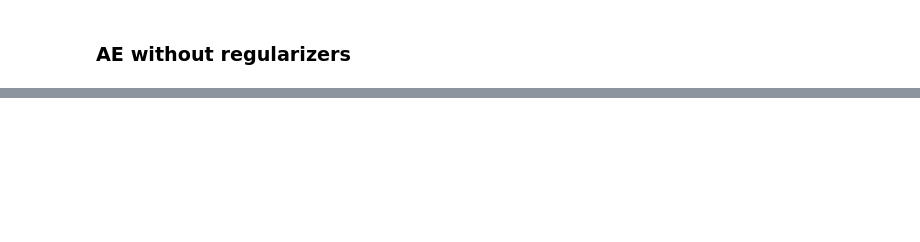
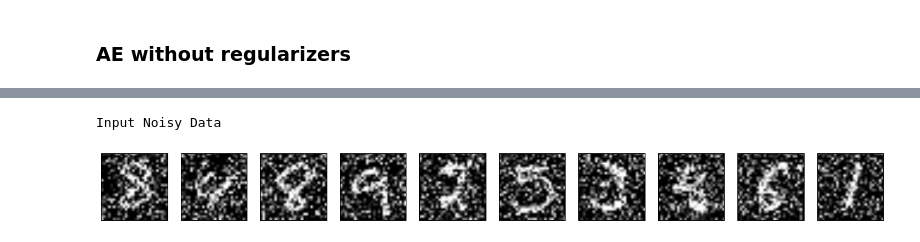
Before and after one commit to SivamPillai/demo, a Jupyter notebook: ae_visualizer.ipynb, the cells around one changed output, grey strips where cells are left out. Drawn from its saved outputs; the diff is of its cells as text; code cells hidden in the pictures; blank space fills up the shorter version.

```diff
--- a/ae_visualizer.ipynb
+++ b/ae_visualizer.ipynb
@@ -57,13 +46,13 @@ plt.show()
 # %%
 input_img = Input(shape=(784,))
 
-nr_encoded = Dense(128, activation='relu')(input_img)
-nr_encoded = Dense(64, activation='relu')(nr_encoded)
+nr_encoded = Dense(32, activation='relu')(input_img)
+#nr_encoded = Dense(64, activation='relu')(nr_encoded)
 #nr_encoded = Dense(32, activation='relu')(nr_encoded)
 
 #nr_decoded = Dense(64, activation='relu')(nr_encoded)
-nr_decoded = Dense(128, activation='relu')(nr_encoded)
-nr_decoded = Dense(784, activation='sigmoid')(nr_decoded)
+#nr_decoded = Dense(128, activation='relu')(nr_encoded)
+nr_decoded = Dense(784, activation='sigmoid')(nr_encoded)
 
 ae_no_reg = Model(input_img, nr_decoded)
 ae_no_reg.compile(optimizer='adadelta', loss='binary_crossentropy')
@@ -196,0 +160,14 @@ plt.tick_params(
+# %%
+#from keras.utils.visualize_util import plot
+#plot(model, to_file='data/model.png')
+print('AE with Regularizer: \n')
+for i in range(0,len(ae_reg.layers)):
+    print("Layer: "+str(i)+'\t-'+ str(ae_reg.layers[i].get_output_shape_at(0)) + "\t:" + str(ae_reg.layers[i].name))
+
+print('\nAE without Regularizer: \n')
+for i in range(0,len(ae_no_reg.layers)):
+    print("Layer: "+str(i)+'\t-'+ str(ae_no_reg.layers[i].get_output_shape_at(0)) + "\t:" + str(ae_no_reg.layers[i].name))
+
+print('\nStacked Autoencoder: \n')
+for i in range(0,len(sae.layers)):
+    print("Layer: "+str(i)+'\t-'+ str(sae.layers[i].get_output_shape_at(0)) + "\t:" + str(sae.layers[i].name))
@@ -196,0 +192,15 @@ plt.tick_params(
+# %%
+print('Input Noisy Data')
+n = 10
+plt.figure(figsize=(20, 2))
+index = np.random.randint(10000, size=(10))
+for i in range(n):
+    ax = plt.subplot(1, n, i+1)
+    plt.imshow(X_test_noisy[index[i]].reshape(28, 28))
+    plt.gray()
+    ax.get_xaxis().set_visible(False)
+    ax.get_yaxis().set_visible(False)
+plt.show()
+# %% [output]
+Input Noisy Data
+[figure, added]
```
Also changed, not shown: parts of 32 cells of this notebook.
